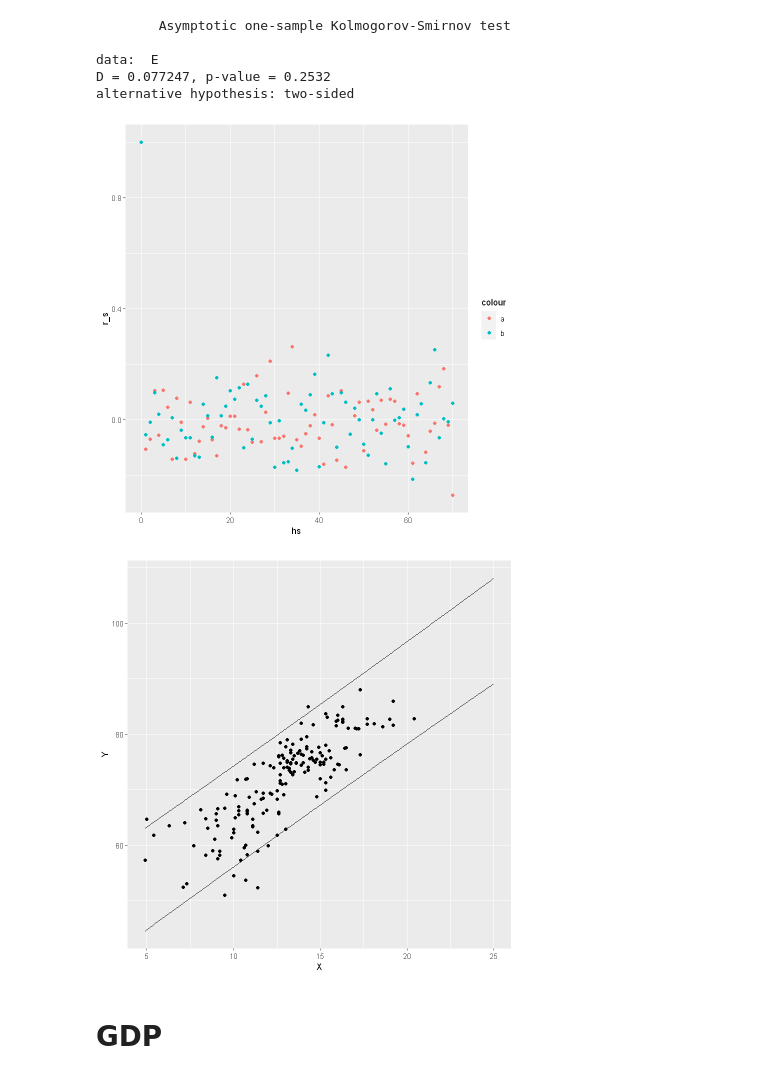
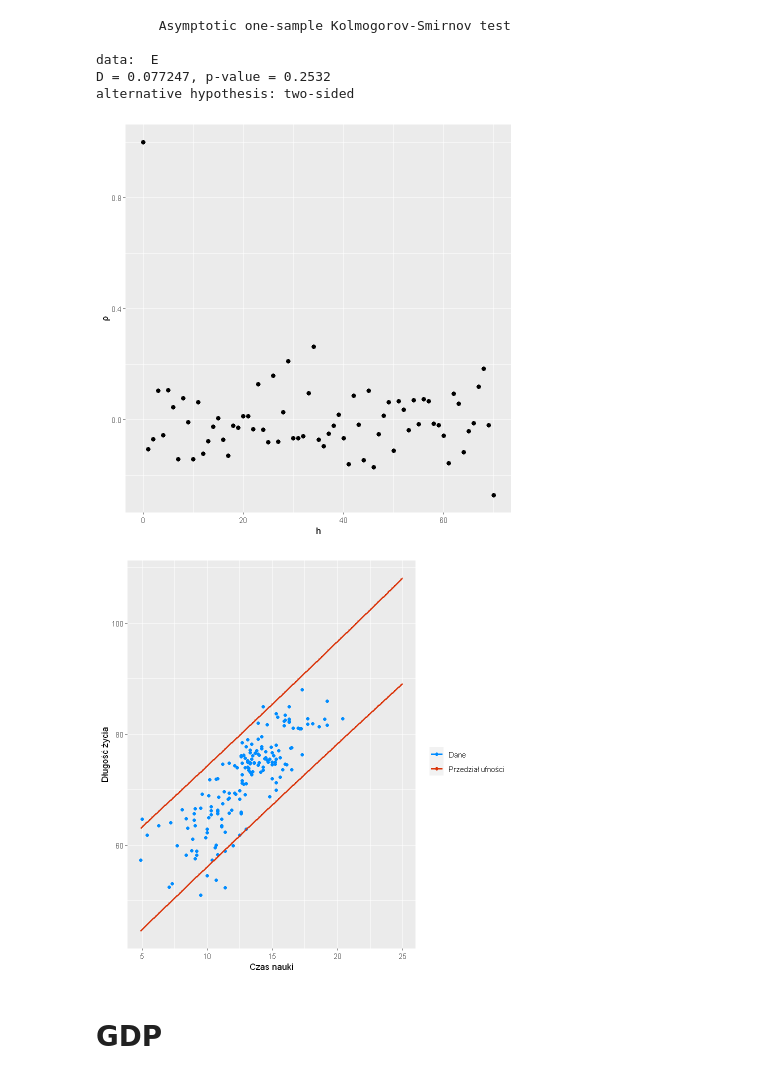
Before and after one commit to HalasTomasz/Kaszcz, a Jupyter notebook: Raport/Malec.ipynb, the cells around one changed output. Drawn from its saved outputs; the diff is of its cells as text; code cells hidden in the pictures.

```diff
--- a/Raport/Malec.ipynb
+++ b/Raport/Malec.ipynb
@@ -111,29 +134,38 @@ for (h in hs) {
 r_s = g_s / g_(E, 0)
 r_s2 = g_s2 / g_(Xt, 0)
 
-ggplot() + geom_point(aes(hs, r_s, col='a')) + geom_point(aes(hs, r_s2, col='b'))
+ggplot() +
+  geom_point(aes(hs, r_s), size=2.2) +
+  #scale_color_manual(labels=c("", ""), values=c('#00b3ff', "#d36f12")) +
+  labs(col="") +
+  xlab("h") +
+  ylab("ρ")
 # %% [output]
-[figure, old version]
+[figure, new version]
 # %%
 n <- length(X)
 α <- 0.05
 
 t <- qt(1 - α/2, n - 2)
 
 S <- sqrt(sum((Y - a * X - b)^2) / (n - 2))
 
 X0 <- seq(min(X), 25, 0.1)
 Y_ <- a * X0 + b
 
 Yd_n <- Y_ - t * S * sqrt(1 + 1/n + (X0 - mean(X))^2 / sum((X - mean(X))^2))
 Yg_n <- Y_ + t * S * sqrt(1 + 1/n + (X0 - mean(X))^2 / sum((X - mean(X))^2))
 
 ggplot() +
-  geom_point(aes(X, Y)) +
-  geom_line(aes(X0, Yd_n)) +
-  geom_line(aes(X0, Yg_n))
+  geom_point(aes(X, Y, col='a')) +
+  geom_line(aes(X0, Yd_n, col='b'), linewidth=1) +
+  geom_line(aes(X0, Yg_n, col='b'), linewidth=1) +
+  scale_color_manual(labels=c("Dane", "Przedział ufności"), values=c('#008cff', "#da350b")) +
+  labs(col="") +
+  xlab("Czas nauki") +
+  ylab("Długość życia")
 # %% [output]
-[figure, old version]
+[figure, new version]
 # %% [markdown]
 # GDP
 # %%
```
Also changed, not shown: parts of 5 cells of this notebook.
